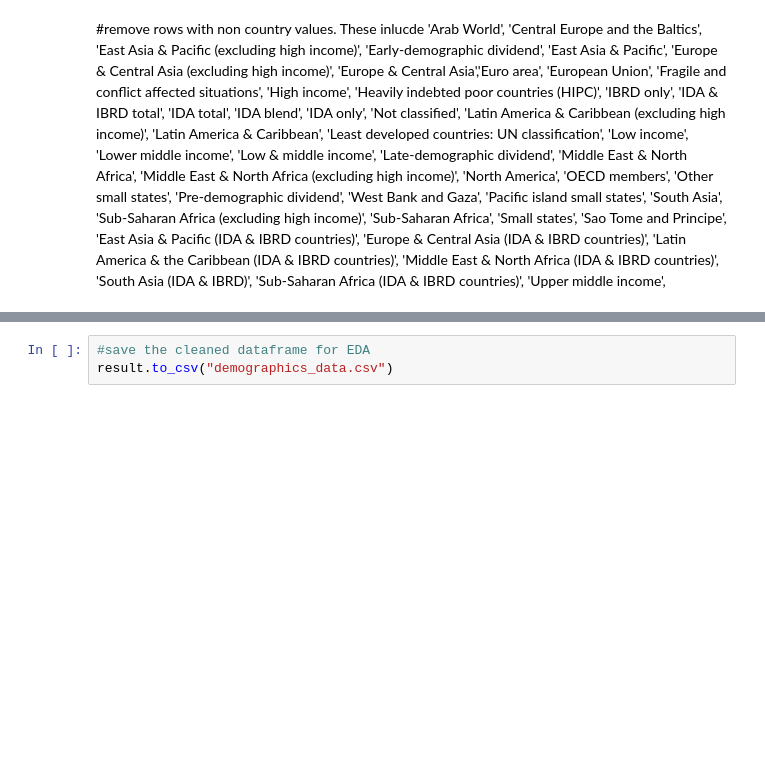
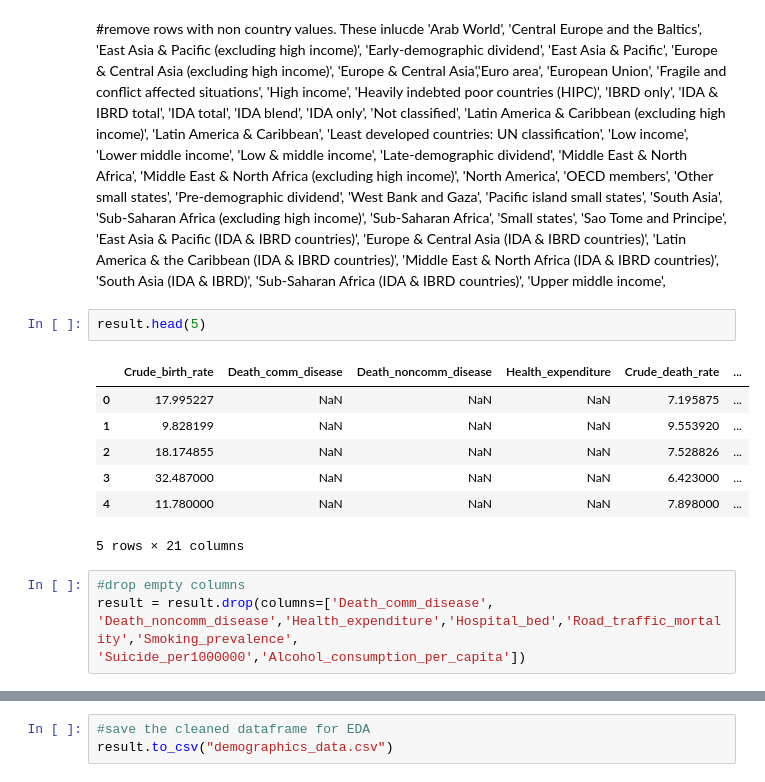
Before and after one commit to susovd/life-expectancy-project, a Jupyter notebook: 00ETL.ipynb, the cells around one changed output, grey strips where cells are left out. Drawn from its saved outputs; the diff is of its cells as text; blank space fills up the shorter version.

```diff
--- a/00ETL.ipynb
+++ b/00ETL.ipynb
@@ -275,3 +307,16 @@ alcohol_consumption_per_capita = df.loc[df['Indicator Code'] == 'SH.ALC.PCAP.LI'
 'South Asia (IDA & IBRD)',
 'Sub-Saharan Africa (IDA & IBRD countries)',
 'Upper middle income',
+# %%
+result.head(5)
+# %% [output]
+|  | Crude_birth_rate | Death_comm_disease | Death_noncomm_disease | Health_expenditure | Crude_death_rate | ... |
+| 0 | 17.995227 | NaN | NaN | NaN | 7.195875 | ... |
+| 1 | 9.828199 | NaN | NaN | NaN | 9.553920 | ... |
+| 2 | 18.174855 | NaN | NaN | NaN | 7.528826 | ... |
+| 3 | 32.487000 | NaN | NaN | NaN | 6.423000 | ... |
+| 4 | 11.780000 | NaN | NaN | NaN | 7.898000 | ... |
+5 rows × 21 columns
+# %%
+#drop empty columns
+result = result.drop(columns=['Death_comm_disease', 'Death_noncomm_disease','Health_expenditure','Hospital_bed','Road_traffic_mortality','Smoking_prevalence', 'Suicide_per1000000','Alcohol_consumption_per_capita'])
```
Also changed, not shown: parts of 7 cells of this notebook, 2 other files.
